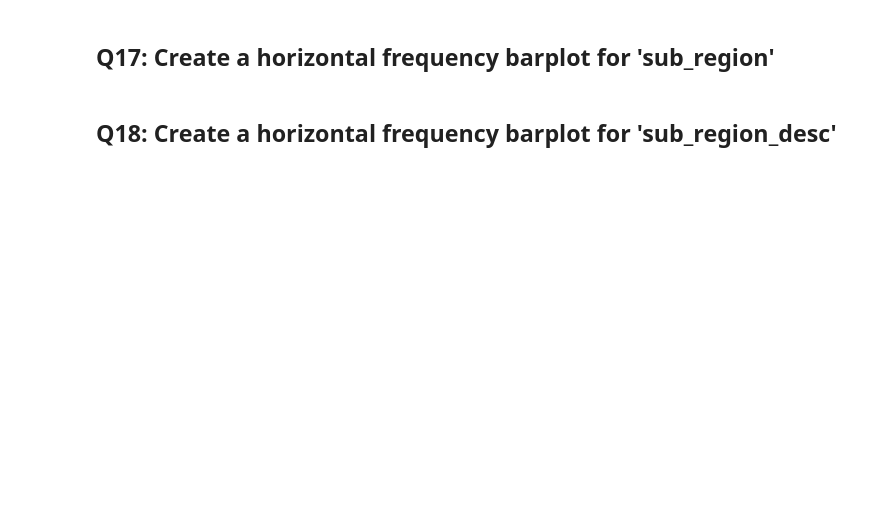
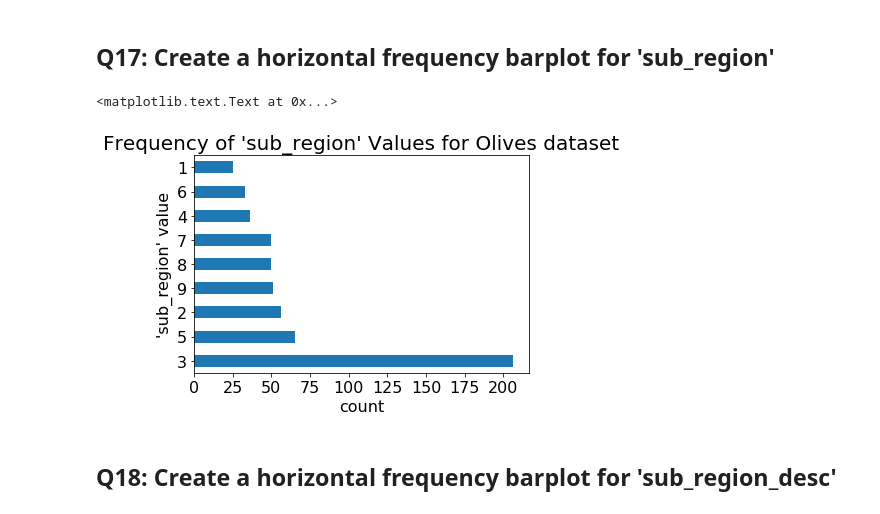
Before and after one commit to frieds/dsp, a Jupyter notebook: python/pandas/3_pandas_olive_answers_daniel.ipynb, the cells around one changed output. Drawn from its saved outputs; the diff is of its cells as text; code cells hidden in the pictures; blank space fills up the shorter version.

```diff
--- a/python/pandas/3_pandas_olive_answers_daniel.ipynb
+++ b/python/pandas/3_pandas_olive_answers_daniel.ipynb
@@ -173,4 +200,12 @@ Hint:  you should see 9 of them!
 # %% [markdown]
 ## Q17:   Create a horizontal frequency barplot for 'sub_region'
+# %%
+horizontal_barplot = df['sub_region'].value_counts().plot(kind='barh', fontsize=16)
+horizontal_barplot.set_title("Frequency of 'sub_region' Values for Olives dataset", fontsize=20)
+horizontal_barplot.set_xlabel('count', fontsize=16)
+horizontal_barplot.set_ylabel("'sub_region' value", fontsize=16)
+# %% [output]
+<matplotlib.text.Text at 0x...>
+[figure, added]
 # %% [markdown]
 ## Q18:   Create a horizontal frequency barplot for 'sub_region_desc'
```
Also changed, not shown: parts of 10 cells of this notebook.
